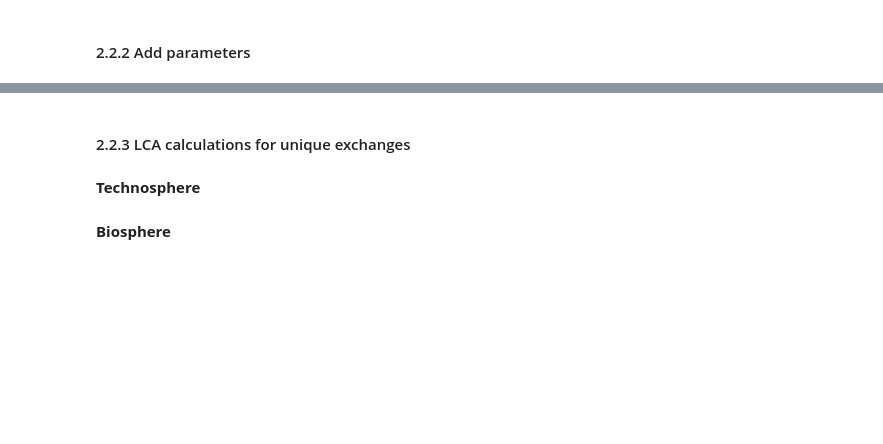
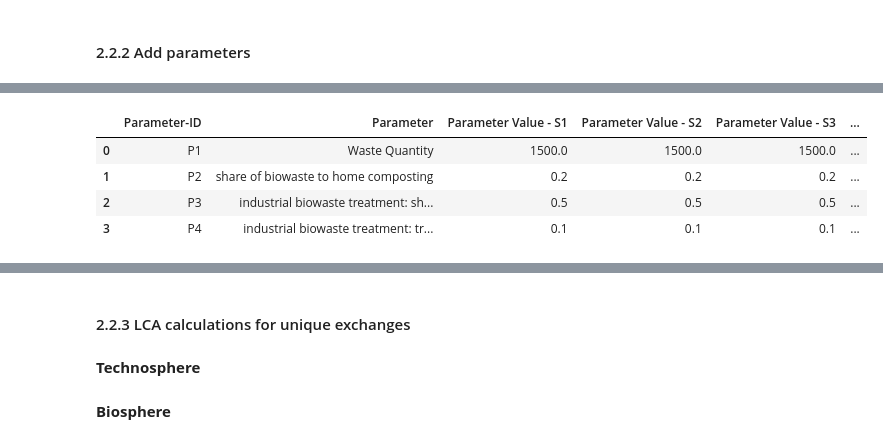
Before and after one commit to SarahSchmidt94/MoEWe, a Jupyter notebook: MoEWe.ipynb, the cells around one changed output, grey strips where cells are left out. Drawn from its saved outputs; the diff is of its cells as text; code cells hidden in the pictures; blank space fills up the shorter version.

```diff
--- a/MoEWe.ipynb
+++ b/MoEWe.ipynb
@@ -452,0 +531,8 @@ for i in LCI_df.index:
+# %%
+parameter_df
+# %% [output]
+|  | Parameter-ID | Parameter | Parameter Value - S1 | Parameter Value - S2 | Parameter Value - S3 | ... |
+| 0 | P1 | Waste Quantity | 1500.0 | 1500.0 | 1500.0 | ... |
+| 1 | P2 | share of biowaste to home composting | 0.2 | 0.2 | 0.2 | ... |
+| 2 | P3 | industrial biowaste treatment: sh... | 0.5 | 0.5 | 0.5 | ... |
+| 3 | P4 | industrial biowaste treatment: tr... | 0.1 | 0.1 | 0.1 | ... |
```
Also changed, not shown: parts of 152 cells of this notebook.
